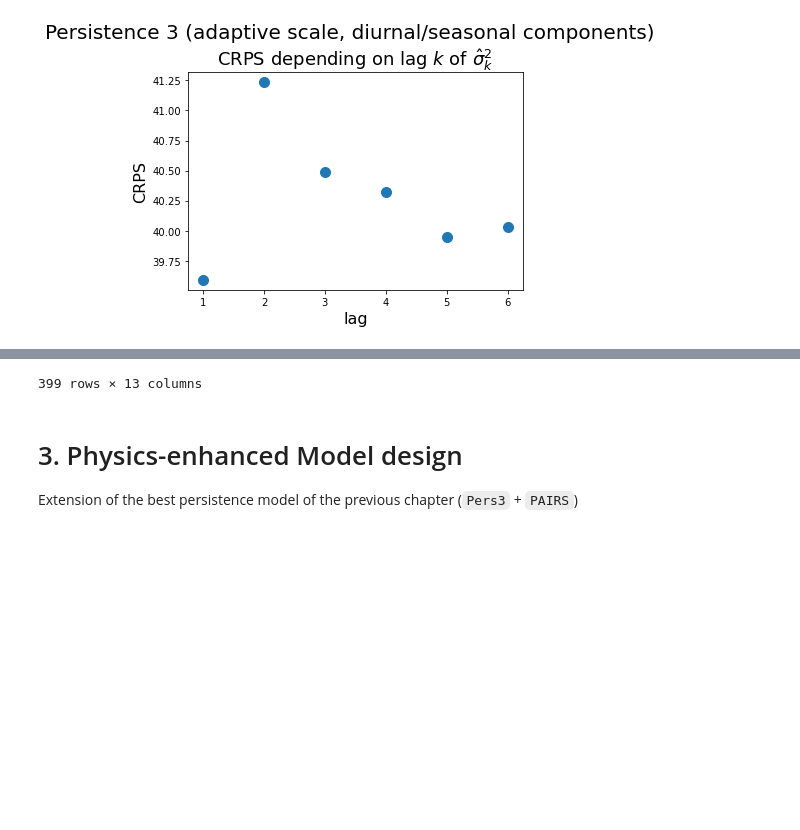
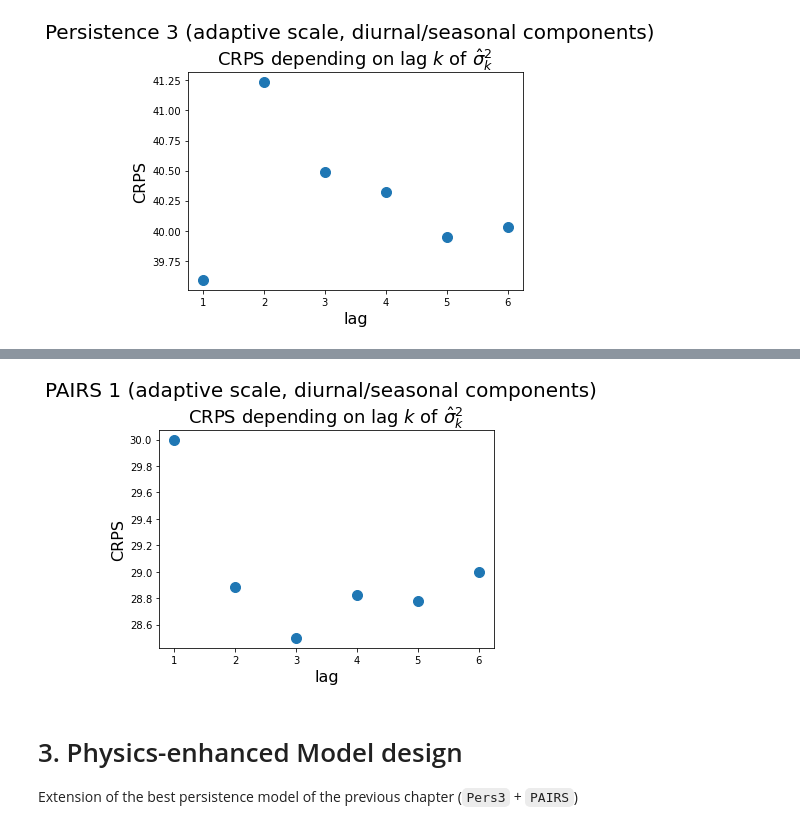
Before and after one commit to 7shoe/probabilistic-forecasting, a Jupyter notebook: 02_ModelZoo.ipynb, the cells around one changed output, grey strips where cells are left out. Drawn from its saved outputs; the diff is of its cells as text; code cells hidden in the pictures; blank space fills up the shorter version.

```diff
--- a/02_ModelZoo.ipynb
+++ b/02_ModelZoo.ipynb
@@ -373,57 +359,59 @@ df.drop(['ALLSKY_SFC_PAR_TOT'], axis=1).corr()
 # %%
 # add log lags
 for k in range(0,4):
-    df_ts['Y_L{}'.format(k)] = df_ts['Y'].shift(k).map(lambda x : np.log(max(x, 10)))
+    df['Y_L{}'.format(k)] = df['Y'].shift(k).map(lambda x : np.log(max(x, 10)))
 
 # add day of the year (DoY)
-df_ts['DoY1'] = df_ts['date'].dt.dayofyear.map(lambda x : np.sin((2*np.pi*x) / (365.0)))
-df_ts['DoY2'] = df_ts['date'].dt.dayofyear.map(lambda x : np.cos((2*np.pi*x) / (365.0)))
+df['DoY1'] = df['date'].dt.dayofyear.map(lambda x : np.sin((2*np.pi*x) / (365.0)))
+df['DoY2'] = df['date'].dt.dayofyear.map(lambda x : np.cos((2*np.pi*x) / (365.0)))
 
 # delete NaN rows
-df_ts = df_ts.iloc[3: , :]
+df = df.iloc[3: , :]
 
 # subset for regression (!only noon, i.e. 12pm-dated observations are to be predicted)
-df_ts_tr = df_ts[(df_ts.date.dt.hour == 12) & (df_ts.date <= lTr)]
-df_ts_va = df_ts[(df_ts.date.dt.hour == 12) & (df_ts.date > lTr) & (df_ts.date <= lVa)]
-df_ts_te = df_ts[(df_ts.date.dt.hour == 12) & (df_ts.date > lVa)]
+df_tr = df[(df.date.dt.hour == 6) & (df.date <= lTr)]
+df_va = df[(df.date.dt.hour == 6) & (df.date > lTr) & (df.date <= lVa)]
+df_te = df[(df.date.dt.hour == 6) & (df.date > lVa)]
 
 # delete certain columns
-df_ts_tr = df_ts_tr.drop(columns = ['date', 'Y', 'ghi', 'dni', 'dhi'], axis=1) # 'Y' is in as log(Y_L0)
-df_ts_va = df_ts_va.drop(columns = ['date', 'Y', 'ghi', 'dni', 'dhi'], axis=1) # 'Y' is in as log(Y_L0)
-df_ts_te = df_ts_te.drop(columns = ['date', 'Y', 'ghi', 'dni', 'dhi'], axis=1) # 'Y' is in as log(Y_L0)
+df_tr = df_tr.drop(columns = ['date', 'Y_L0'], axis=1) # 'Y' is in as log(Y_L0) -> delete the latter
+df_va = df_va.drop(columns = ['date', 'Y_L0'], axis=1) # 'Y' is in as log(Y_L0)
+df_te = df_te.drop(columns = ['date', 'Y_L0'], axis=1) # 'Y' is in as log(Y_L0)
 
 # regression arrays: (y, X)
+PAIRS_COLUMNS = ['ALLSKY_KT', 'SZA', 'ALLSKY_SFC_PAR_TOT', 'CLRSKY_SFC_SW_DWN','DownLong', 'UpwardLong',
+                 'uWind', 'DownShort', 'vWind', 'TempHeight', 'DoY', 'Y_L1', 'Y_L2', 'Y_L3', 'DoY1', 'DoY2']
 # - train
-y_log_obs_tr = df_ts_tr['Y_L0'].to_numpy()
-X_log_obs_tr = df_ts_tr[['Y_L1', 'Y_L2', 'Y_L3', 'DoY1', 'DoY2']].to_numpy()
+y_df_obs_tr = df_tr['Y'].to_numpy()
+X_df_obs_tr = df_tr[PAIRS_COLUMNS].to_numpy()
 # - val
-y_log_obs_va = df_ts_va['Y_L0'].to_numpy()
-X_log_obs_va = df_ts_va[['Y_L1', 'Y_L2', 'Y_L3', 'DoY1', 'DoY2']].to_numpy()
+y_df_obs_va = df_va['Y'].to_numpy()
+X_df_obs_va = df_va[PAIRS_COLUMNS].to_numpy()
 # - test
-y_log_obs_te = df_ts_te['Y_L0'].to_numpy()
-X_log_obs_te = df_ts_te[['Y_L1', 'Y_L2', 'Y_L3', 'DoY1', 'DoY2']].to_numpy()
+y_df_obs_te = df_te['Y'].to_numpy()
+X_df_obs_te = df_te[PAIRS_COLUMNS].to_numpy()
 
 # fit linear regression
-pers3_lm = LinearRegression()
-pers3_lm.fit(y=y_log_obs_tr,X=X_log_obs_tr)
+pairs_lm = LinearRegression()
+pairs_lm.fit(y=y_df_obs_tr,X=X_df_obs_tr)
 
 # mu estimates :  (back-transform predicted log's)
-pers3_tr_mu = np.exp(pers3_lm.predict(X_log_obs_tr))
+pairs_tr_mu = pairs_lm.predict(X_df_obs_tr)
 
 # sigma estimates :
-Y_tr  = np.exp(y_log_obs_tr)
+Y_tr  = y_df_obs_tr
 
 # check variance
 CRPS_list = []
 lag_list = range(1,7)
 for k in lag_list:
-    sigmaLoc = df_ts[(df_ts.date.dt.hour == 12) & (df_ts.date <= lTr)]['Y'].rolling(k).std().fillna(sigma_pers1_hat).to_numpy() # NaN's fill previous std estimator in!
-    CRPS_list.append(np.mean(ps.crps_gaussian(Y_tr, mu=pers3_tr_mu, sig=sigmaLoc)))
+    sigmaLoc = df[(df.date.dt.hour == 6) & (df.date <= lTr)]['Y'].rolling(k).std().fillna(sigma_pers1_hat).to_numpy() # NaN's fill previous std estimator in!
+    CRPS_list.append(np.mean(ps.crps_gaussian(Y_tr, mu=pairs_tr_mu, sig=sigmaLoc)))
 
 # optimal sigma
 k_star = lag_list[list(CRPS_list == min(CRPS_list)).index(True)]
 
-plt.suptitle("Persistence 3 (adaptive scale, diurnal/seasonal components)", fontsize=20, y=1.05)
+plt.suptitle("PAIRS 1 (adaptive scale, diurnal/seasonal components)", fontsize=20, y=1.05)
 plt.title("CRPS depending on lag $k$ of $\hat{\sigma}^{2}_{k}$", fontsize=18)
 plt.scatter(lag_list, CRPS_list, s=100)
 plt.xlabel("lag",  fontsize=16)
@@ -445 +421 @@ plt.show()
-399 rows × 13 columns
+[figure, added]
```
Also changed, not shown: parts of 17 cells of this notebook.
